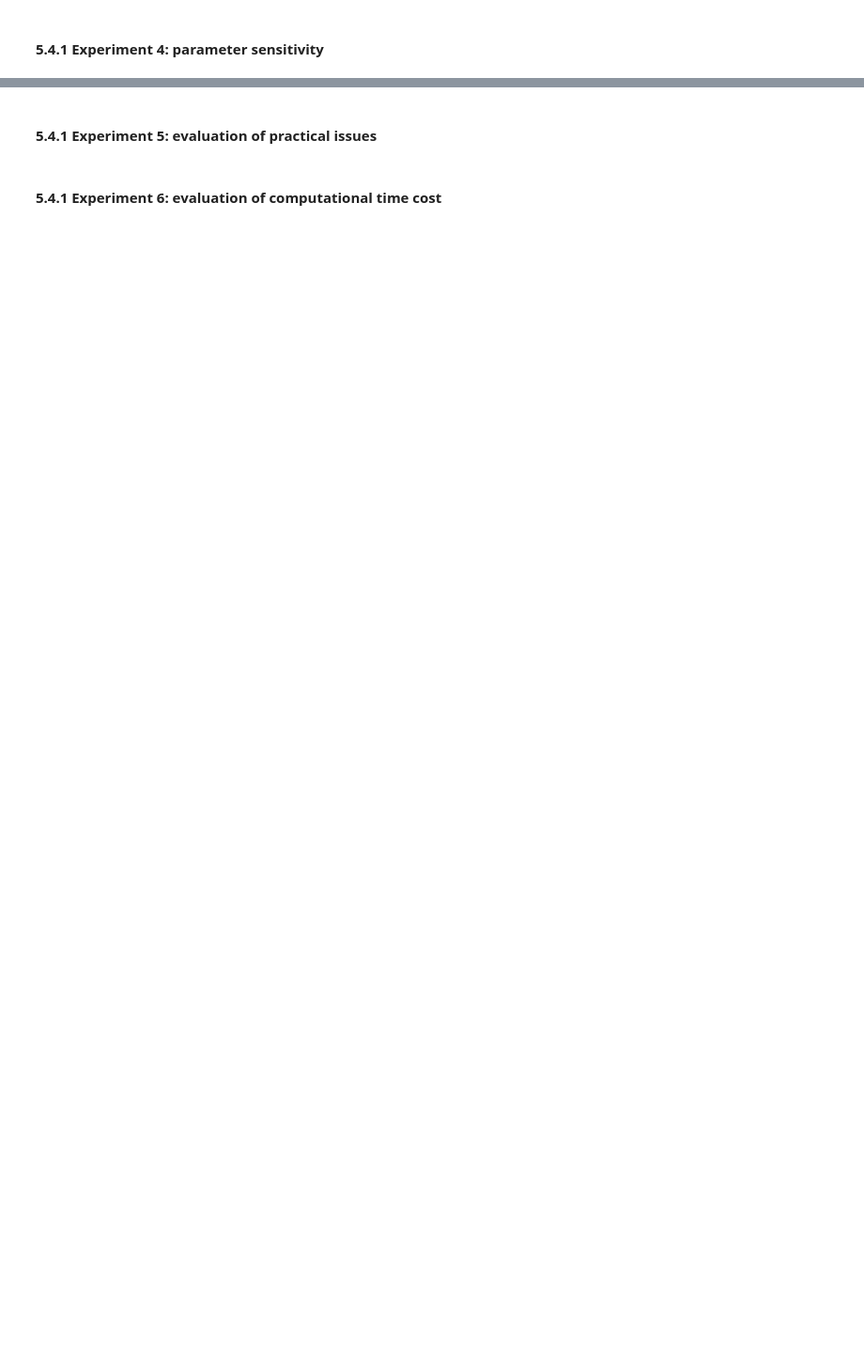
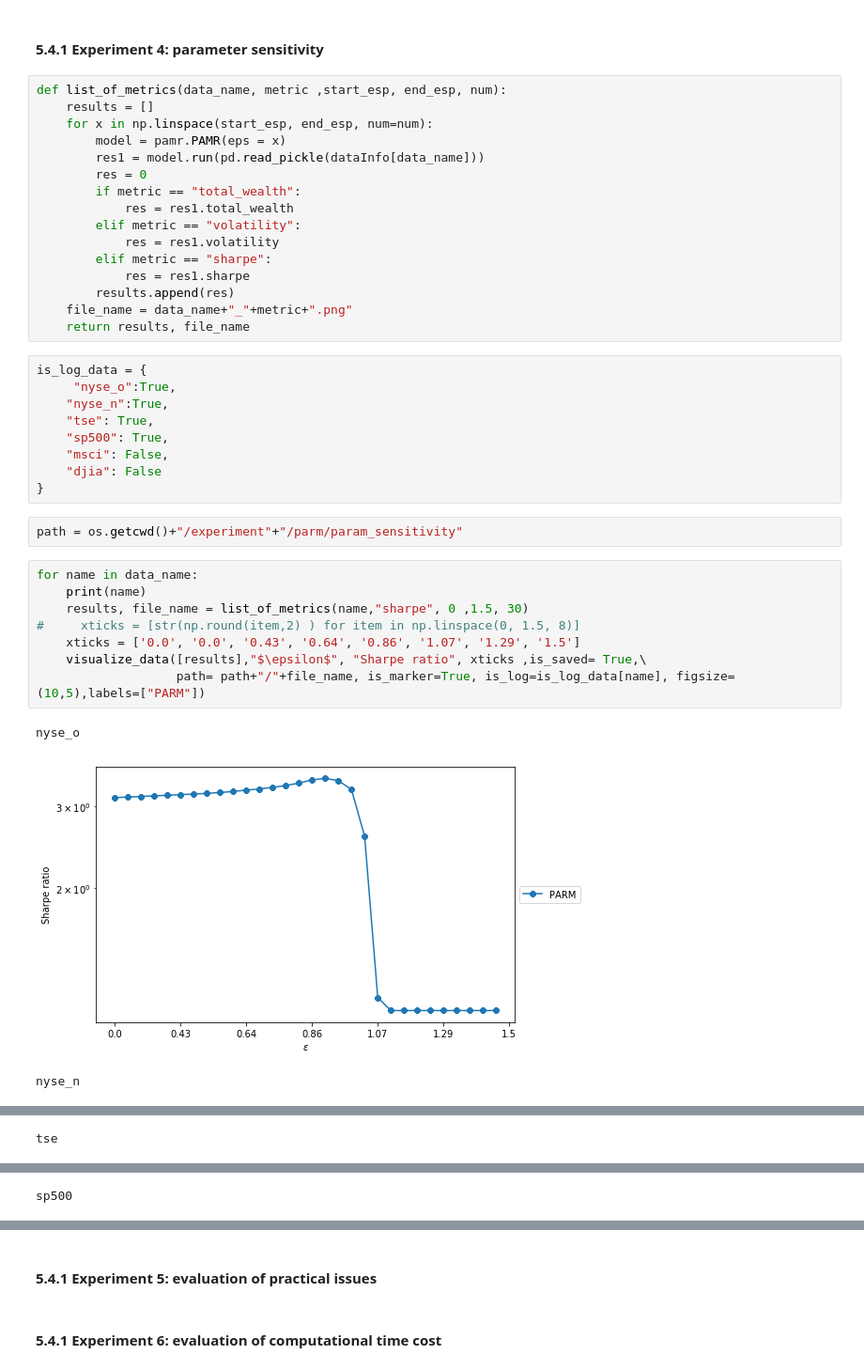
Before and after one commit to KhangDuyLe/portfolio-selection, a Jupyter notebook: PARM.ipynb, the cells around one changed output, grey strips where cells are left out. Shown at 94% size. Drawn from its saved outputs; the diff is of its cells as text; blank space fills up the shorter version.

```diff
--- a/PARM.ipynb
+++ b/PARM.ipynb
@@ -351,2 +408,41 @@ print(res_log)
 # %% [markdown]
 #### 5.4.1 Experiment 4: parameter sensitivity
+# %%
+def list_of_metrics(data_name, metric ,start_esp, end_esp, num):
+    results = []
+    for x in np.linspace(start_esp, end_esp, num=num):
+        model = pamr.PAMR(eps = x)
+        res1 = model.run(pd.read_pickle(dataInfo[data_name]))
+        res = 0
+        if metric == "total_wealth":
+            res = res1.total_wealth
+        elif metric == "volatility":
+            res = res1.volatility
+        elif metric == "sharpe":
+            res = res1.sharpe
+        results.append(res)
+    file_name = data_name+"_"+metric+".png"
+    return results, file_name
+# %%
+is_log_data = {
+     "nyse_o":True,
+    "nyse_n":True,
+    "tse": True,
+    "sp500": True,
+    "msci": False,
+    "djia": False
+}
+# %%
+path = os.getcwd()+"/experiment"+"/parm/param_sensitivity"
+# %%
+for name in data_name:
+    print(name)
+    results, file_name = list_of_metrics(name,"sharpe", 0 ,1.5, 30)
+#     xticks = [str(np.round(item,2) ) for item in np.linspace(0, 1.5, 8)]
+    xticks = ['0.0', '0.0', '0.43', '0.64', '0.86', '1.07', '1.29', '1.5']
+    visualize_data([results],"$\epsilon$", "Sharpe ratio", xticks ,is_saved= True,\
+                   path= path+"/"+file_name, is_marker=True, is_log=is_log_data[name], figsize=(10,5),labels=["PARM"])
+# %% [output]
+nyse_o
+[figure, added]
+nyse_n
@@ -352,0 +450 @@ print(res_log)
+tse
@@ -352,0 +452 @@ print(res_log)
+sp500
```
Also changed, not shown: parts of 54 cells of this notebook, 32 other files.
